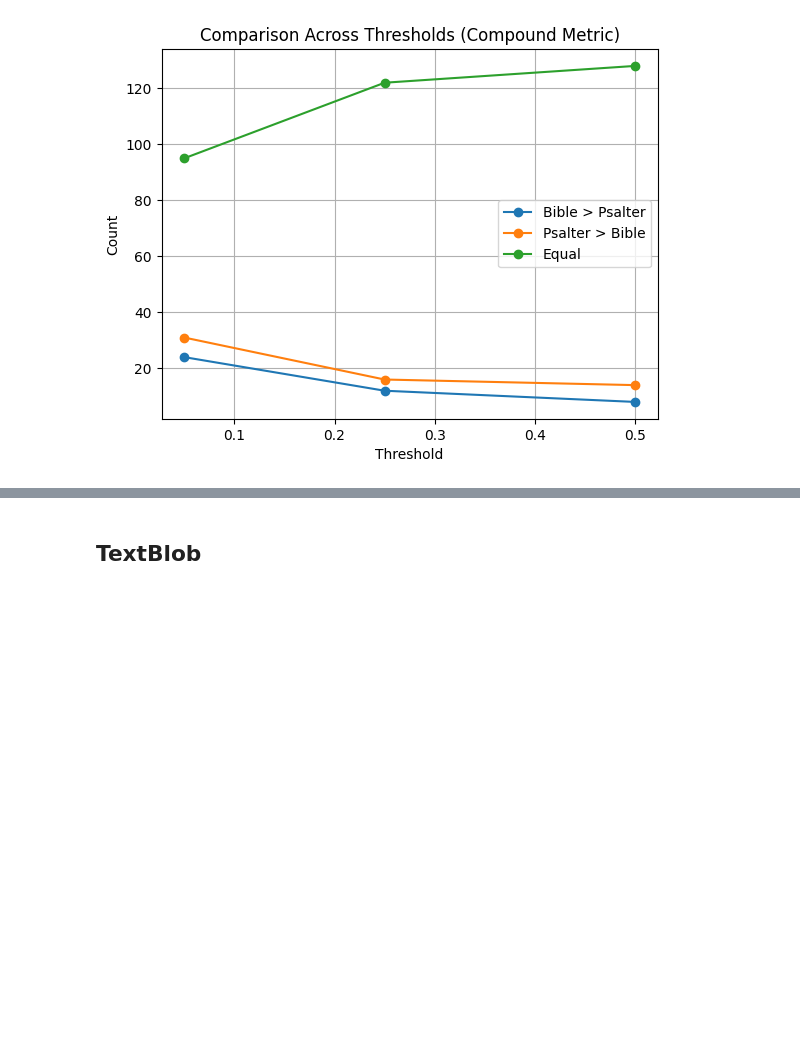
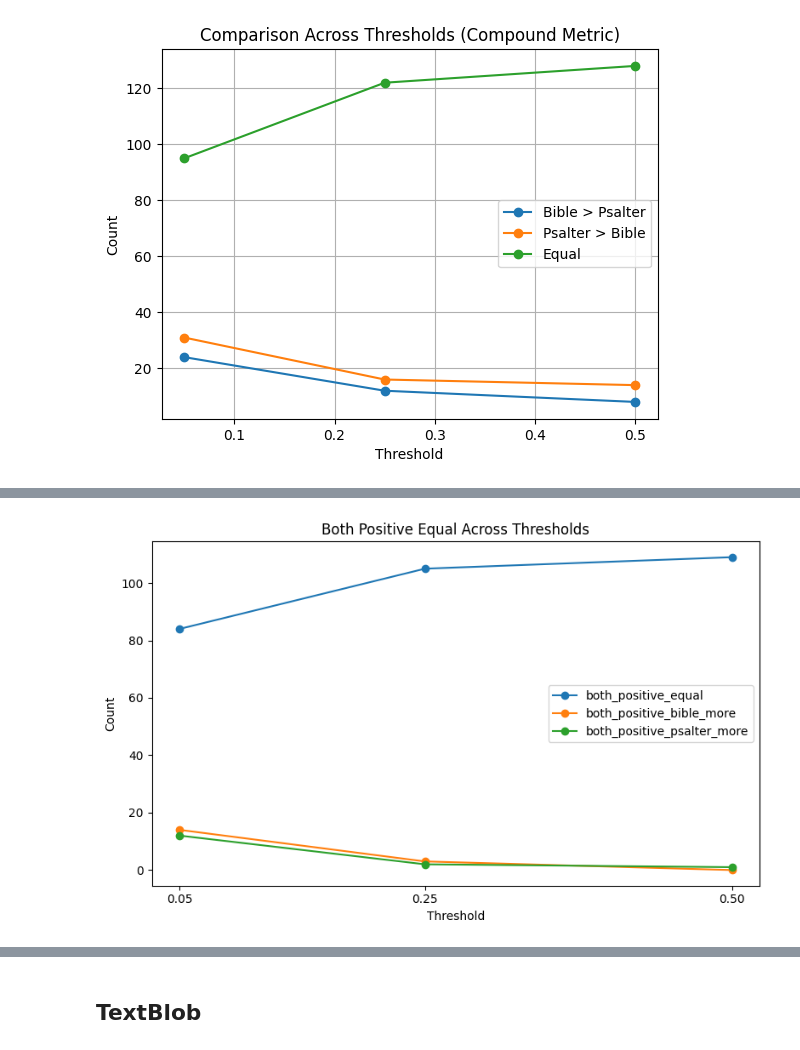
Before and after one commit to cwc09262/psalms-text-comparison, a Jupyter notebook: sentiment_analysis.ipynb, the cells around one changed output, grey strips where cells are left out. Saved outputs shown, nothing was run; the diff lists cells and outputs as text; code cells hidden in the pictures; blank space fills up the shorter version.

```diff
--- a/sentiment_analysis.ipynb
+++ b/sentiment_analysis.ipynb
@@ -476,0 +643,7 @@ plt.show()
+# %%
+both_positive = ['both_positive_equal', 'both_positive_bible_more',
+       'both_positive_psalter_more']
+# %%
+plot_metrics(both_positive)
+# %% [output]
+[figure, added]
```
Also changed, not shown: parts of 15 cells of this notebook.
